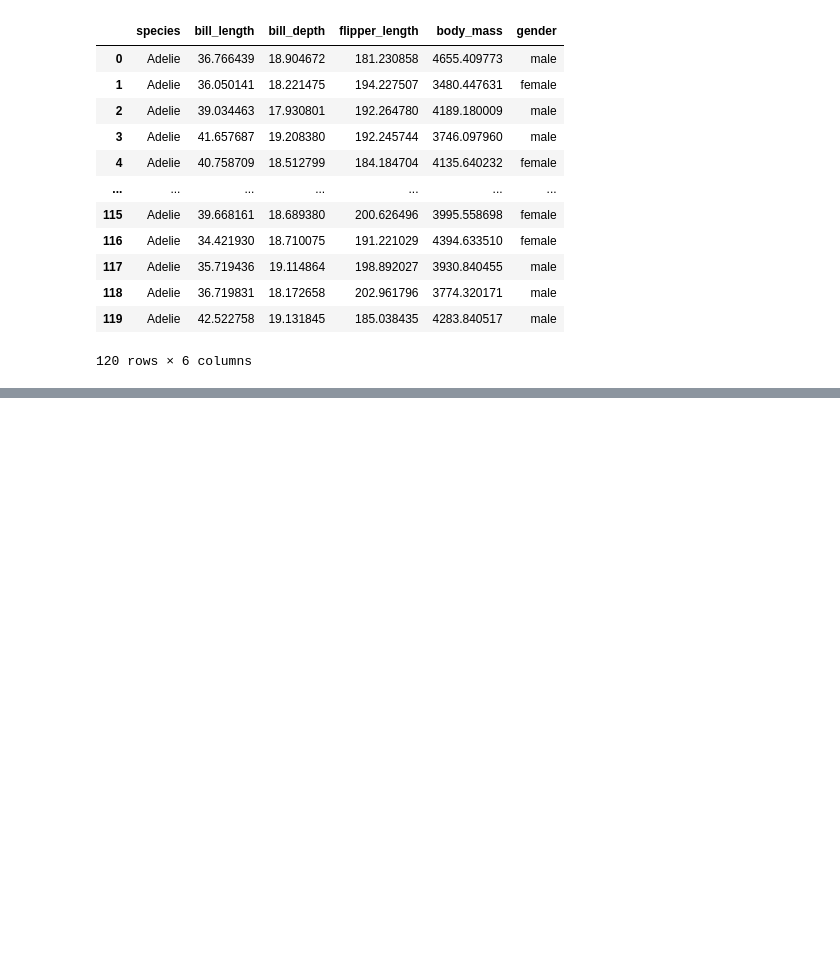
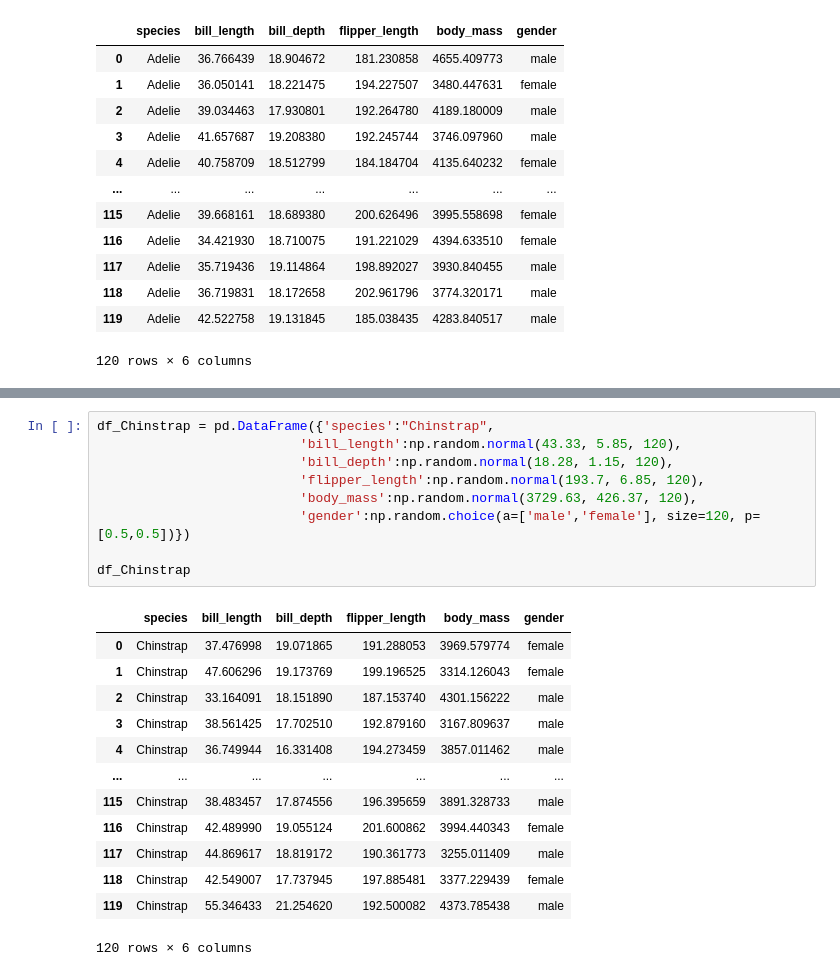
Before and after one commit to jbrad88/pda-project, a Jupyter notebook: pda-project.ipynb, the cells around one changed output, grey strips where cells are left out. Cells and saved outputs as stored; diff of their text form; blank space fills up the shorter version.

```diff
--- a/pda-project.ipynb
+++ b/pda-project.ipynb
@@ -496,3 +509,26 @@ df_Adelie
+# %%
+df_Chinstrap = pd.DataFrame({'species':"Chinstrap",
+                          'bill_length':np.random.normal(43.33, 5.85, 120),
+                          'bill_depth':np.random.normal(18.28, 1.15, 120),
+                          'flipper_length':np.random.normal(193.7, 6.85, 120),
+                          'body_mass':np.random.normal(3729.63, 426.37, 120),
+                          'gender':np.random.choice(a=['male','female'], size=120, p=[0.5,0.5])})
+
+df_Chinstrap
+# %% [output]
+|  | species | bill_length | bill_depth | flipper_length | body_mass | gender |
+| 0 | Chinstrap | 37.476998 | 19.071865 | 191.288053 | 3969.579774 | female |
+| 1 | Chinstrap | 47.606296 | 19.173769 | 199.196525 | 3314.126043 | female |
+| 2 | Chinstrap | 33.164091 | 18.151890 | 187.153740 | 4301.156222 | male |
+| 3 | Chinstrap | 38.561425 | 17.702510 | 192.879160 | 3167.809637 | male |
+| 4 | Chinstrap | 36.749944 | 16.331408 | 194.273459 | 3857.011462 | male |
+| ... | ... | ... | ... | ... | ... | ... |
+| 115 | Chinstrap | 38.483457 | 17.874556 | 196.395659 | 3891.328733 | male |
+| 116 | Chinstrap | 42.489990 | 19.055124 | 201.600862 | 3994.440343 | female |
+| 117 | Chinstrap | 44.869617 | 18.819172 | 190.361773 | 3255.011409 | male |
+| 118 | Chinstrap | 42.549007 | 17.737945 | 197.885481 | 3377.229439 | female |
+| 119 | Chinstrap | 55.346433 | 21.254620 | 192.500082 | 4373.785438 | male |
+120 rows × 6 columns
 # %%
 # Append dataframes
 
```
Also changed, not shown: parts of 3 cells of this notebook.
